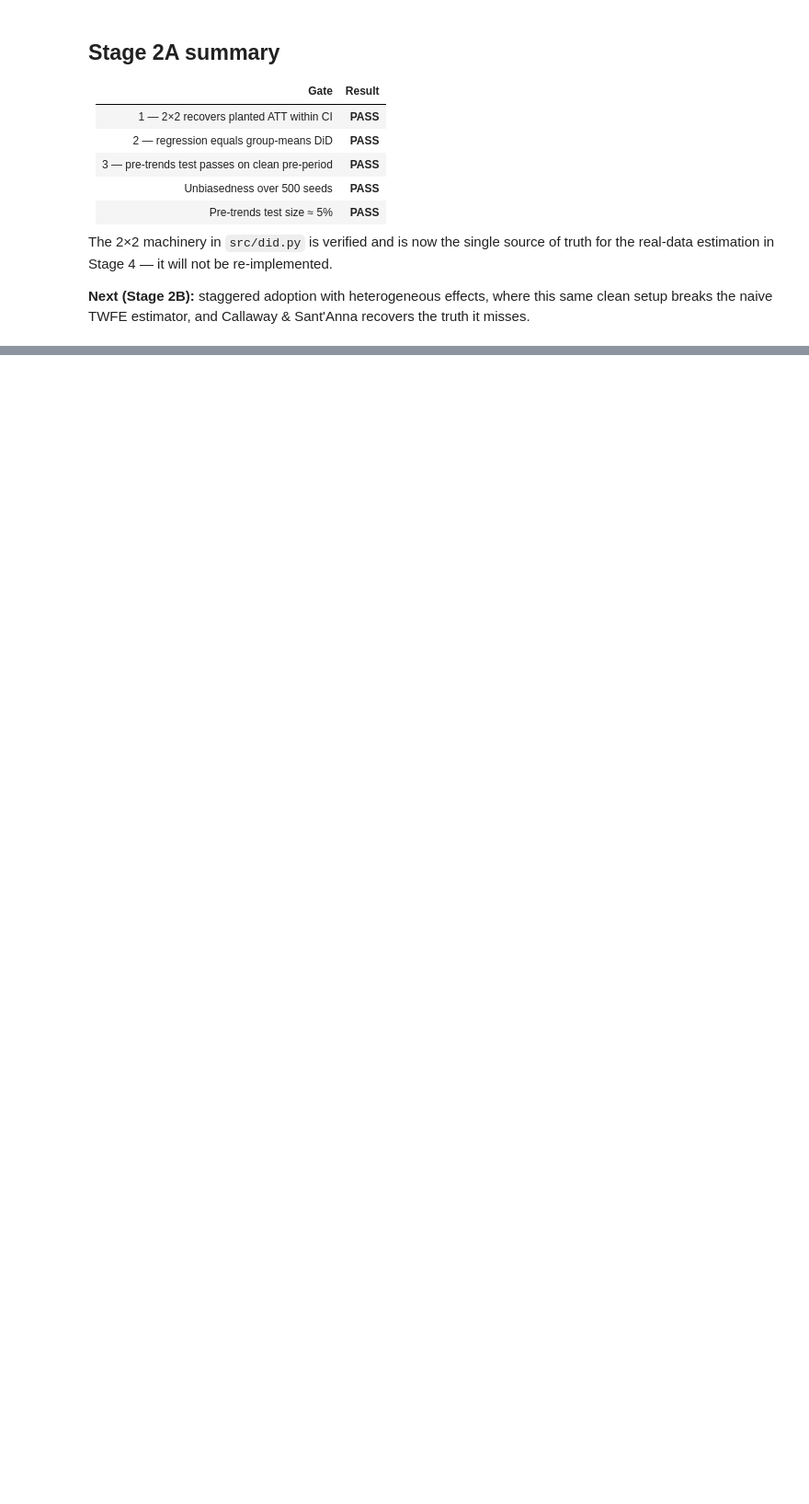
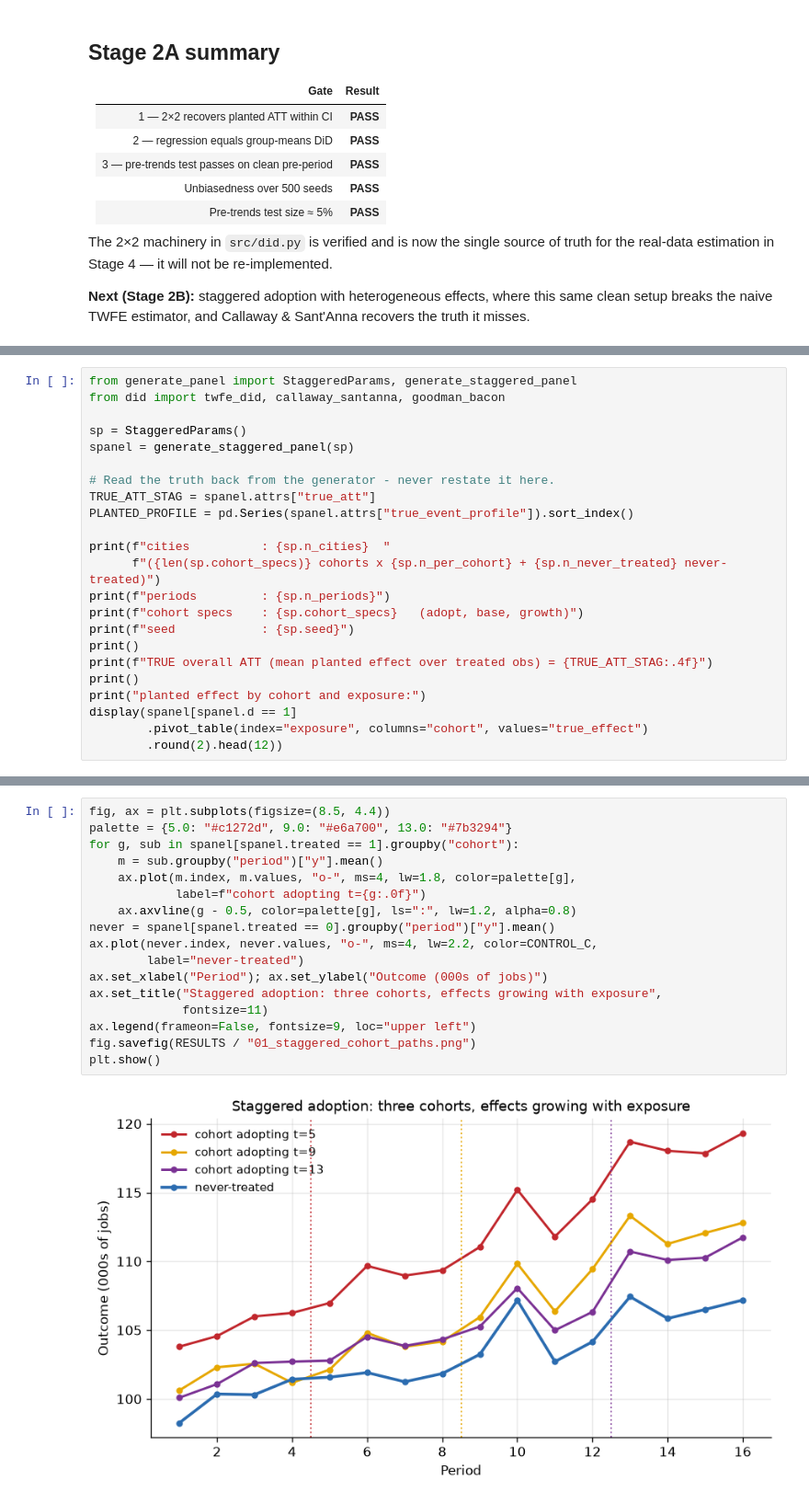
Before and after one commit to 1Robert1Business1/Host-City-Economics, a Jupyter notebook: notebooks/01_synthetic-validation.ipynb, the cells around one changed output, grey strips where cells are left out. Shown at 92% size. Drawn from its saved outputs; the diff is of its cells as text; blank space fills up the shorter version.

```diff
--- a/notebooks/01_synthetic-validation.ipynb
+++ b/notebooks/01_synthetic-validation.ipynb
@@ -427,0 +466,23 @@ recovers the truth it misses.
+# %%
+from generate_panel import StaggeredParams, generate_staggered_panel
+from did import twfe_did, callaway_santanna, goodman_bacon
+
+sp = StaggeredParams()
+spanel = generate_staggered_panel(sp)
+
+# Read the truth back from the generator - never restate it here.
+TRUE_ATT_STAG = spanel.attrs["true_att"]
+PLANTED_PROFILE = pd.Series(spanel.attrs["true_event_profile"]).sort_index()
+
+print(f"cities          : {sp.n_cities}  "
+      f"({len(sp.cohort_specs)} cohorts x {sp.n_per_cohort} + {sp.n_never_treated} never-treated)")
+print(f"periods         : {sp.n_periods}")
+print(f"cohort specs    : {sp.cohort_specs}   (adopt, base, growth)")
+print(f"seed            : {sp.seed}")
+print()
+print(f"TRUE overall ATT (mean planted effect over treated obs) = {TRUE_ATT_STAG:.4f}")
+print()
+print("planted effect by cohort and exposure:")
+display(spanel[spanel.d == 1]
+        .pivot_table(index="exposure", columns="cohort", values="true_effect")
+        .round(2).head(12))
@@ -427,0 +512,19 @@ recovers the truth it misses.
+# %%
+fig, ax = plt.subplots(figsize=(8.5, 4.4))
+palette = {5.0: "#c1272d", 9.0: "#e6a700", 13.0: "#7b3294"}
+for g, sub in spanel[spanel.treated == 1].groupby("cohort"):
+    m = sub.groupby("period")["y"].mean()
+    ax.plot(m.index, m.values, "o-", ms=4, lw=1.8, color=palette[g],
+            label=f"cohort adopting t={g:.0f}")
+    ax.axvline(g - 0.5, color=palette[g], ls=":", lw=1.2, alpha=0.8)
+never = spanel[spanel.treated == 0].groupby("period")["y"].mean()
+ax.plot(never.index, never.values, "o-", ms=4, lw=2.2, color=CONTROL_C,
+        label="never-treated")
+ax.set_xlabel("Period"); ax.set_ylabel("Outcome (000s of jobs)")
+ax.set_title("Staggered adoption: three cohorts, effects growing with exposure",
+             fontsize=11)
+ax.legend(frameon=False, fontsize=9, loc="upper left")
+fig.savefig(RESULTS / "01_staggered_cohort_paths.png")
+plt.show()
+# %% [output]
+[figure, added]
```
Also changed, not shown: parts of 25 cells of this notebook, 8 other files.
